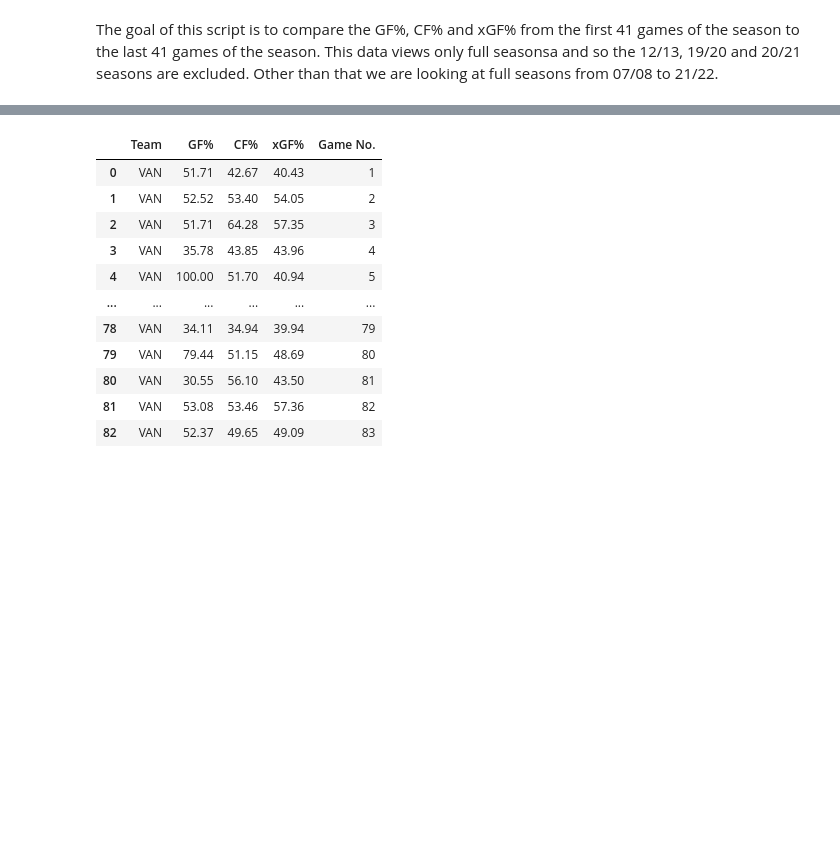
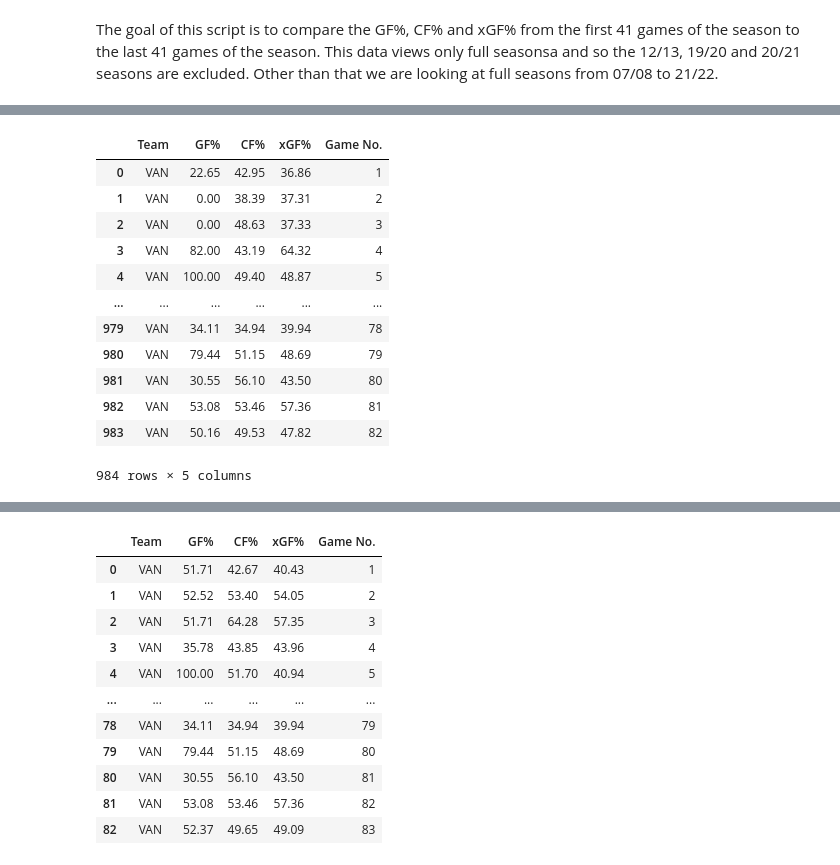
Before and after one commit to mikeytw11/Hockey, a Jupyter notebook: Descriptive_vs_Predictive.ipynb, the cells around one changed output, grey strips where cells are left out. Cells and saved outputs as stored; diff of their text form; code cells hidden in the pictures; blank space fills up the shorter version.

```diff
--- a/Descriptive_vs_Predictive.ipynb
+++ b/Descriptive_vs_Predictive.ipynb
@@ -46,0 +51,16 @@ Canucks_2122
+# %%
+Canucks
+# %% [output]
+|  | Team | GF% | CF% | xGF% | Game No. |
+| 0 | VAN | 22.65 | 42.95 | 36.86 | 1 |
+| 1 | VAN | 0.00 | 38.39 | 37.31 | 2 |
+| 2 | VAN | 0.00 | 48.63 | 37.33 | 3 |
+| 3 | VAN | 82.00 | 43.19 | 64.32 | 4 |
+| 4 | VAN | 100.00 | 49.40 | 48.87 | 5 |
+| ... | ... | ... | ... | ... | ... |
+| 979 | VAN | 34.11 | 34.94 | 39.94 | 78 |
+| 980 | VAN | 79.44 | 51.15 | 48.69 | 79 |
+| 981 | VAN | 30.55 | 56.10 | 43.50 | 80 |
+| 982 | VAN | 53.08 | 53.46 | 57.36 | 81 |
+| 983 | VAN | 50.16 | 49.53 | 47.82 | 82 |
+984 rows × 5 columns
```
Also changed, not shown: parts of 5 cells of this notebook.
